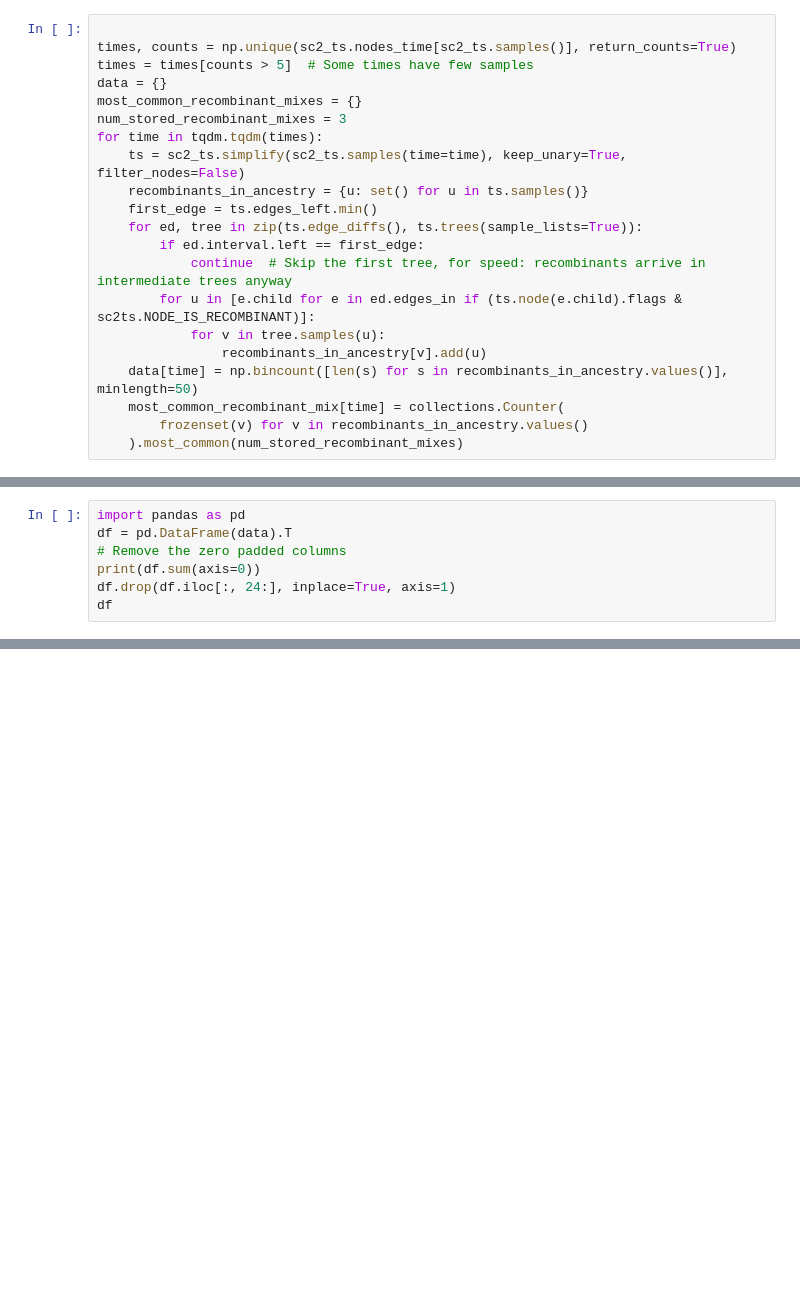
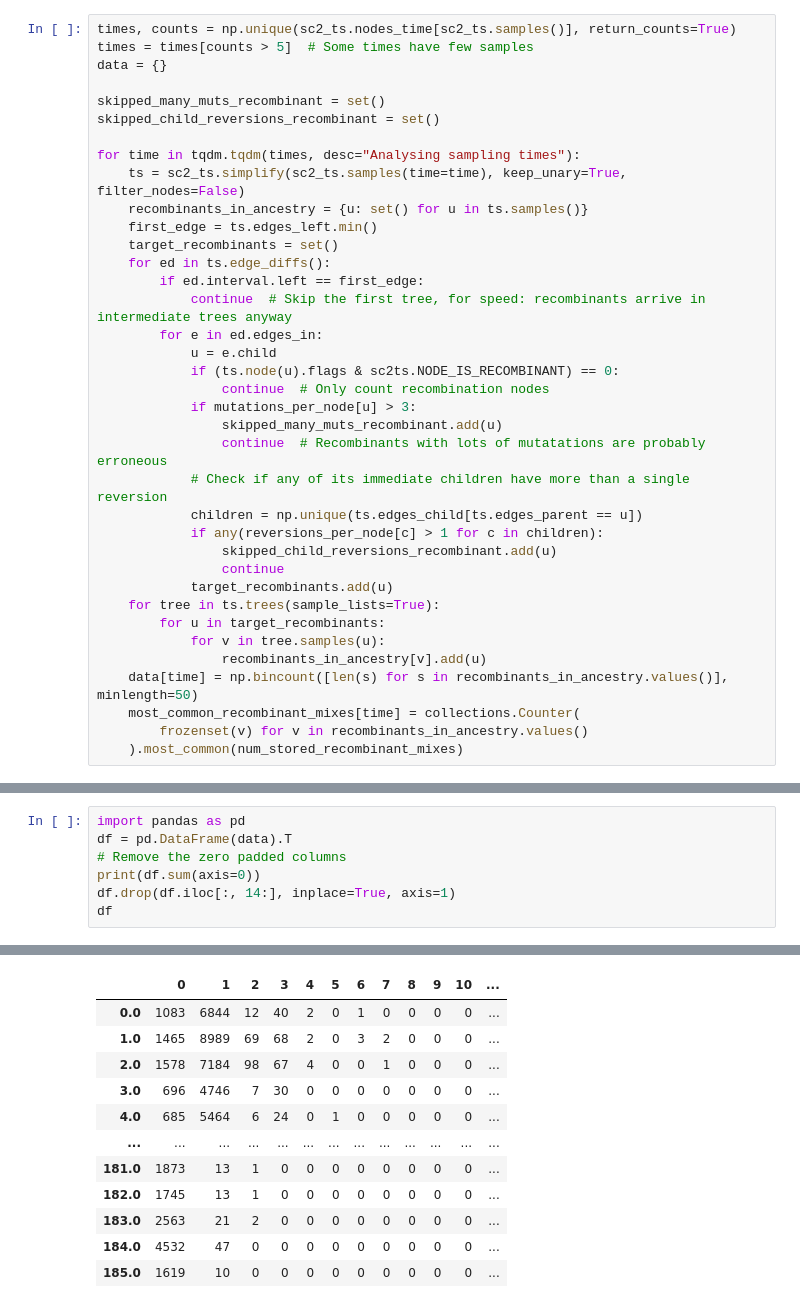
Before and after one commit to jeromekelleher/sc2ts, a Jupyter notebook: notebooks/RecombinantAncestry.ipynb, the cells around one changed output, grey strips where cells are left out. Cells and saved outputs as stored; diff of their text form; blank space fills up the shorter version.

```diff
--- a/notebooks/RecombinantAncestry.ipynb
+++ b/notebooks/RecombinantAncestry.ipynb
@@ -15,21 +35,37 @@ sc2_ts = tszip.decompress(f"../results/upgma-full-md-30-mm-3-{base_sc2_time}.ts.
 # %%
-
 times, counts = np.unique(sc2_ts.nodes_time[sc2_ts.samples()], return_counts=True)
 times = times[counts > 5]  # Some times have few samples
 data = {}
-most_common_recombinant_mixes = {}
-num_stored_recombinant_mixes = 3
-for time in tqdm.tqdm(times):
+
+skipped_many_muts_recombinant = set()
+skipped_child_reversions_recombinant = set()
+
+for time in tqdm.tqdm(times, desc="Analysing sampling times"):
     ts = sc2_ts.simplify(sc2_ts.samples(time=time), keep_unary=True, filter_nodes=False)
     recombinants_in_ancestry = {u: set() for u in ts.samples()}
     first_edge = ts.edges_left.min()
-    for ed, tree in zip(ts.edge_diffs(), ts.trees(sample_lists=True)):
+    target_recombinants = set()
+    for ed in ts.edge_diffs():
         if ed.interval.left == first_edge:
             continue  # Skip the first tree, for speed: recombinants arrive in intermediate trees anyway
-        for u in [e.child for e in ed.edges_in if (ts.node(e.child).flags & sc2ts.NODE_IS_RECOMBINANT)]:
+        for e in ed.edges_in:
+            u = e.child
+            if (ts.node(u).flags & sc2ts.NODE_IS_RECOMBINANT) == 0:
+                continue  # Only count recombination nodes
+            if mutations_per_node[u] > 3:
+                skipped_many_muts_recombinant.add(u)
+                continue  # Recombinants with lots of mutatations are probably erroneous
+            # Check if any of its immediate children have more than a single reversion
+            children = np.unique(ts.edges_child[ts.edges_parent == u])
+            if any(reversions_per_node[c] > 1 for c in children):
+                skipped_child_reversions_recombinant.add(u)
+                continue
+            target_recombinants.add(u)
+    for tree in ts.trees(sample_lists=True):
+        for u in target_recombinants:
             for v in tree.samples(u):
                 recombinants_in_ancestry[v].add(u)
     data[time] = np.bincount([len(s) for s in recombinants_in_ancestry.values()], minlength=50)
-    most_common_recombinant_mix[time] = collections.Counter(
+    most_common_recombinant_mixes[time] = collections.Counter(
         frozenset(v) for v in recombinants_in_ancestry.values()
     ).most_common(num_stored_recombinant_mixes)
@@ -50,5 +76,6 @@ import pandas as pd
 df = pd.DataFrame(data).T
 # Remove the zero padded columns
 print(df.sum(axis=0))
-df.drop(df.iloc[:, 24:], inplace=True, axis=1)
+df.drop(df.iloc[:, 14:], inplace=True, axis=1)
 df
+# %% [output]
@@ -54,0 +99,12 @@ df
+|  | 0 | 1 | 2 | 3 | 4 | 5 | 6 | 7 | 8 | 9 | 10 | ... |
+| 0.0 | 1083 | 6844 | 12 | 40 | 2 | 0 | 1 | 0 | 0 | 0 | 0 | ... |
+| 1.0 | 1465 | 8989 | 69 | 68 | 2 | 0 | 3 | 2 | 0 | 0 | 0 | ... |
+| 2.0 | 1578 | 7184 | 98 | 67 | 4 | 0 | 0 | 1 | 0 | 0 | 0 | ... |
+| 3.0 | 696 | 4746 | 7 | 30 | 0 | 0 | 0 | 0 | 0 | 0 | 0 | ... |
+| 4.0 | 685 | 5464 | 6 | 24 | 0 | 1 | 0 | 0 | 0 | 0 | 0 | ... |
+| ... | ... | ... | ... | ... | ... | ... | ... | ... | ... | ... | ... | ... |
+| 181.0 | 1873 | 13 | 1 | 0 | 0 | 0 | 0 | 0 | 0 | 0 | 0 | ... |
+| 182.0 | 1745 | 13 | 1 | 0 | 0 | 0 | 0 | 0 | 0 | 0 | 0 | ... |
+| 183.0 | 2563 | 21 | 2 | 0 | 0 | 0 | 0 | 0 | 0 | 0 | 0 | ... |
+| 184.0 | 4532 | 47 | 0 | 0 | 0 | 0 | 0 | 0 | 0 | 0 | 0 | ... |
+| 185.0 | 1619 | 10 | 0 | 0 | 0 | 0 | 0 | 0 | 0 | 0 | 0 | ... |
```
Also changed, not shown: parts of 16 cells of this notebook.
